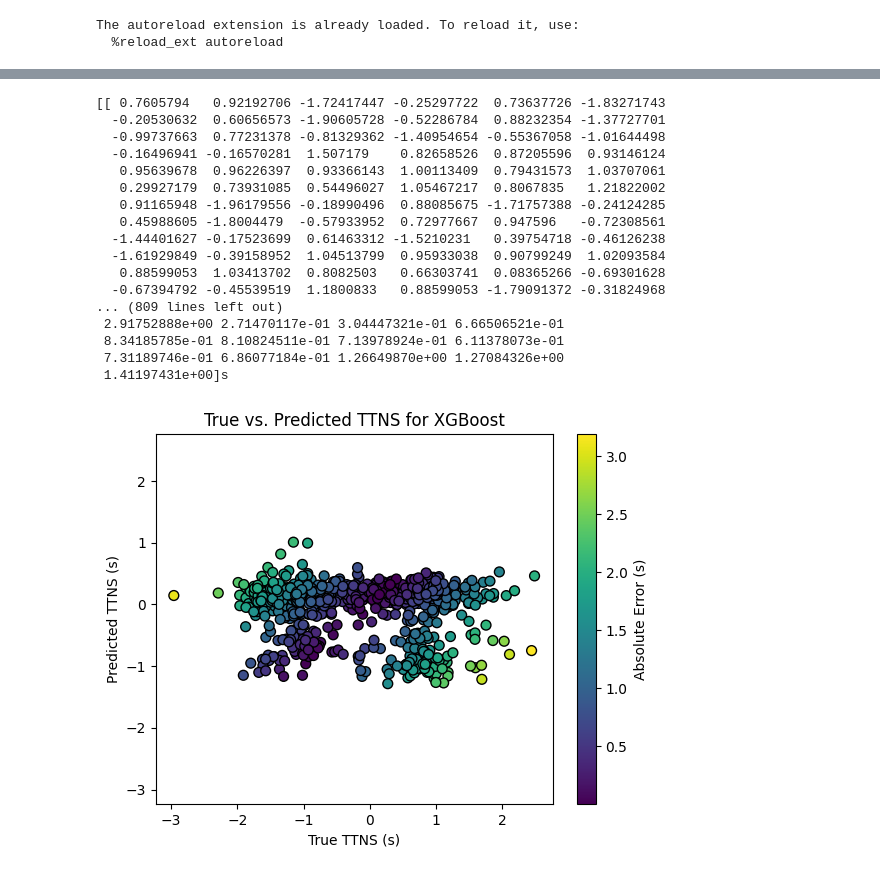
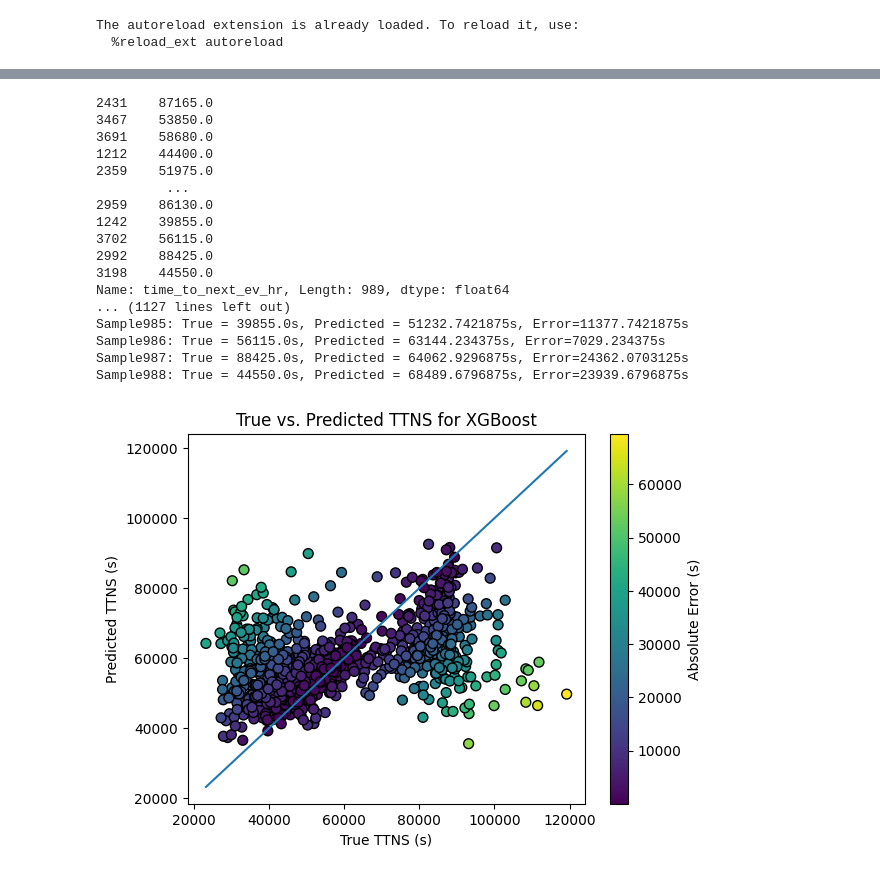
Before and after one commit to Icequake-QRC-Mines/Icequake-QRC-, a Jupyter notebook: Classical/XGBoost.ipynb, the cells around one changed output, grey strips where cells are left out. Drawn from its saved outputs; the diff is of its cells as text; code cells hidden in the pictures.

```diff
--- a/Classical/XGBoost.ipynb
+++ b/Classical/XGBoost.ipynb
@@ -59,7 +57,8 @@ def objective(trial):
   RMSE = root_mean_squared_error(y_val, predictions)
   return RMSE
 
-optimization = optuna.create_study(direction="minimize") #Finding the parameters that minimize the MAE
+#Finding the parameters that minimize the squared error
+optimization = optuna.create_study(direction="minimize", sampler=optuna.samplers.TPESampler(seed=42)) # sampler ensures Optuna gives the same tuning results which gives reproducability between runs
 optimization.optimize(objective, n_trials=30) #Keeping at 30 to prevent overfitting with noise
 
 #Showing what the parameters are
@@ -110,47 +109,48 @@ Mean XGBoost Error: 0.9372846862934425
 # %%
 #XGBoost Analysis
 
 #Taking the target column and predictions out of the log scale to calculate the average error in seconds
-y_test_secs = y_test.reshape(1,-1)
+#y_test_secs = y_test.reshape(1,-1)
+y_test_secs = y_test
 XG_pred_secs = XGBoost_Prediction
 print(y_test_secs)
 print(XG_pred_secs)
 absolute_error_secs_XG = np.abs(XG_pred_secs - y_test_secs)
 
 #printing the true vs predicted value and error in seconds for every recrod
 for i, (true, pred, abs_error) in enumerate(zip(y_test_secs, XG_pred_secs, absolute_error_secs_XG)):
   print(f"Sample{i}: True = {true}s, Predicted = {pred}s, Error={abs_error}s")
 
 # Scatter plot of predicted vs true
 plt.figure()
 plt.scatter(y_test_secs, XG_pred_secs, c=absolute_error_secs_XG, cmap='viridis', s=50, edgecolors="black")
 plt.colorbar(label="Absolute Error (s)")
 plt.plot([min(y_test_secs), max(y_test_secs)], [min(y_test_secs), max(y_test_secs)])
 plt.xlabel("True TTNS (s)")
 plt.ylabel("Predicted TTNS (s)")
 plt.title("True vs. Predicted TTNS for XGBoost")
 #plt.xscale('log')
 #plt.yscale('log')
 plt.show()
 # %% [output]
-[[ 0.7605794   0.92192706 -1.72417447 -0.25297722  0.73637726 -1.83271743
-  -0.20530632  0.60656573 -1.90605728 -0.52286784  0.88232354 -1.37727701
-  -0.99737663  0.77231378 -0.81329362 -1.40954654 -0.55367058 -1.01644498
-  -0.16496941 -0.16570281  1.507179    0.82658526  0.87205596  0.93146124
-   0.95639678  0.96226397  0.93366143  1.00113409  0.79431573  1.03707061
-   0.29927179  0.73931085  0.54496027  1.05467217  0.8067835   1.21822002
-   0.91165948 -1.96179556 -0.18990496  0.88085675 -1.71757388 -0.24124285
-   0.45988605 -1.8004479  -0.57933952  0.72977667  0.947596   -0.72308561
-  -1.44401627 -0.17523699  0.61463312 -1.5210231   0.39754718 -0.46126238
-  -1.61929849 -0.39158952  1.04513799  0.95933038  0.90799249  1.02093584
-   0.88599053  1.03413702  0.8082503   0.66303741  0.08365266 -0.69301628
-  -0.67394792 -0.45539519  1.1800833   0.88599053 -1.79091372 -0.31824968
-... (809 lines left out)
- 2.91752888e+00 2.71470117e-01 3.04447321e-01 6.66506521e-01
- 8.34185785e-01 8.10824511e-01 7.13978924e-01 6.11378073e-01
- 7.31189746e-01 6.86077184e-01 1.26649870e+00 1.27084326e+00
- 1.41197431e+00]s
+2431    87165.0
+3467    53850.0
+3691    58680.0
+1212    44400.0
+2359    51975.0
+         ...
+2959    86130.0
+1242    39855.0
+3702    56115.0
+2992    88425.0
+3198    44550.0
+Name: time_to_next_ev_hr, Length: 989, dtype: float64
+... (1127 lines left out)
+Sample985: True = 39855.0s, Predicted = 51232.7421875s, Error=11377.7421875s
+Sample986: True = 56115.0s, Predicted = 63144.234375s, Error=7029.234375s
+Sample987: True = 88425.0s, Predicted = 64062.9296875s, Error=24362.0703125s
+Sample988: True = 44550.0s, Predicted = 68489.6796875s, Error=23939.6796875s
-[figure, old version]
+[figure, new version]
 # %%
 # Driving parameters for XG
 
```
Also changed, not shown: parts of 3 cells of this notebook, 1 other file.
